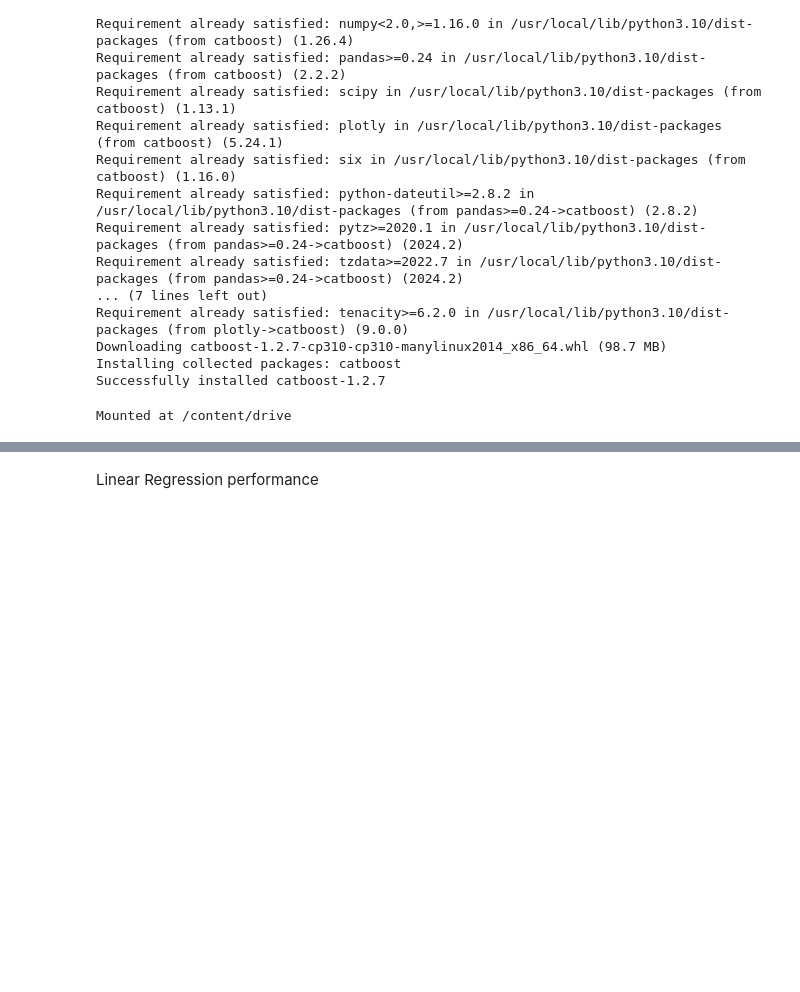
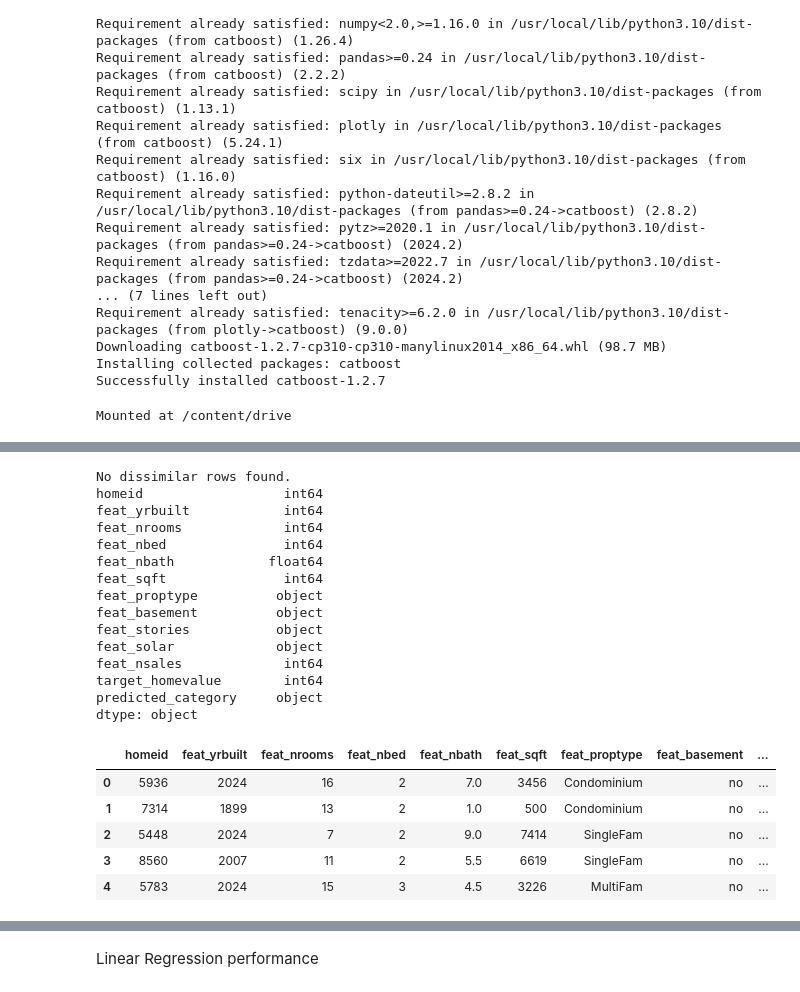
Before and after one commit to SmallChungus1/multiModalRegressionHousingPrice, a Jupyter notebook: Info558FL24KaggleHanson.ipynb, the cells around one changed output, grey strips where cells are left out. Cells and saved outputs as stored; diff of their text form; code cells hidden in the pictures; blank space fills up the shorter version.

```diff
--- a/Info558FL24KaggleHanson.ipynb
+++ b/Info558FL24KaggleHanson.ipynb
@@ -68,3 +183,37 @@ dtype: int64
+# %%
+#merge data with clip_results_df
+dissimilar_rows = data[data["predicted_category_x"] != data["predicted_category_y"]]
+if not dissimilar_rows.empty:
+    print("Dissimilar rows found:")
+    print(dissimilar_rows)
+else:
+    data = data.drop("predicted_category_y", axis=1)
+    data = data.rename(columns={"predicted_category_x": "predicted_category"})
+    print("No dissimilar rows found.")
+print(data.dtypes)
+data.head()
+# %% [output]
+No dissimilar rows found.
+homeid                  int64
+feat_yrbuilt            int64
+feat_nrooms             int64
+feat_nbed               int64
+feat_nbath            float64
+feat_sqft               int64
+feat_proptype          object
+feat_basement          object
+feat_stories           object
+feat_solar             object
+feat_nsales             int64
+target_homevalue        int64
+predicted_category     object
+dtype: object
+|  | homeid | feat_yrbuilt | feat_nrooms | feat_nbed | feat_nbath | feat_sqft | feat_proptype | feat_basement | ... |
+| 0 | 5936 | 2024 | 16 | 2 | 7.0 | 3456 | Condominium | no | ... |
+| 1 | 7314 | 1899 | 13 | 2 | 1.0 | 500 | Condominium | no | ... |
+| 2 | 5448 | 2024 | 7 | 2 | 9.0 | 7414 | SingleFam | no | ... |
+| 3 | 8560 | 2007 | 11 | 2 | 5.5 | 6619 | SingleFam | no | ... |
+| 4 | 5783 | 2024 | 15 | 3 | 4.5 | 3226 | MultiFam | no | ... |
 # %%
 def encode_cols(input_data):
   encoder = LabelEncoder()
```
Also changed, not shown: parts of 17 cells of this notebook.
